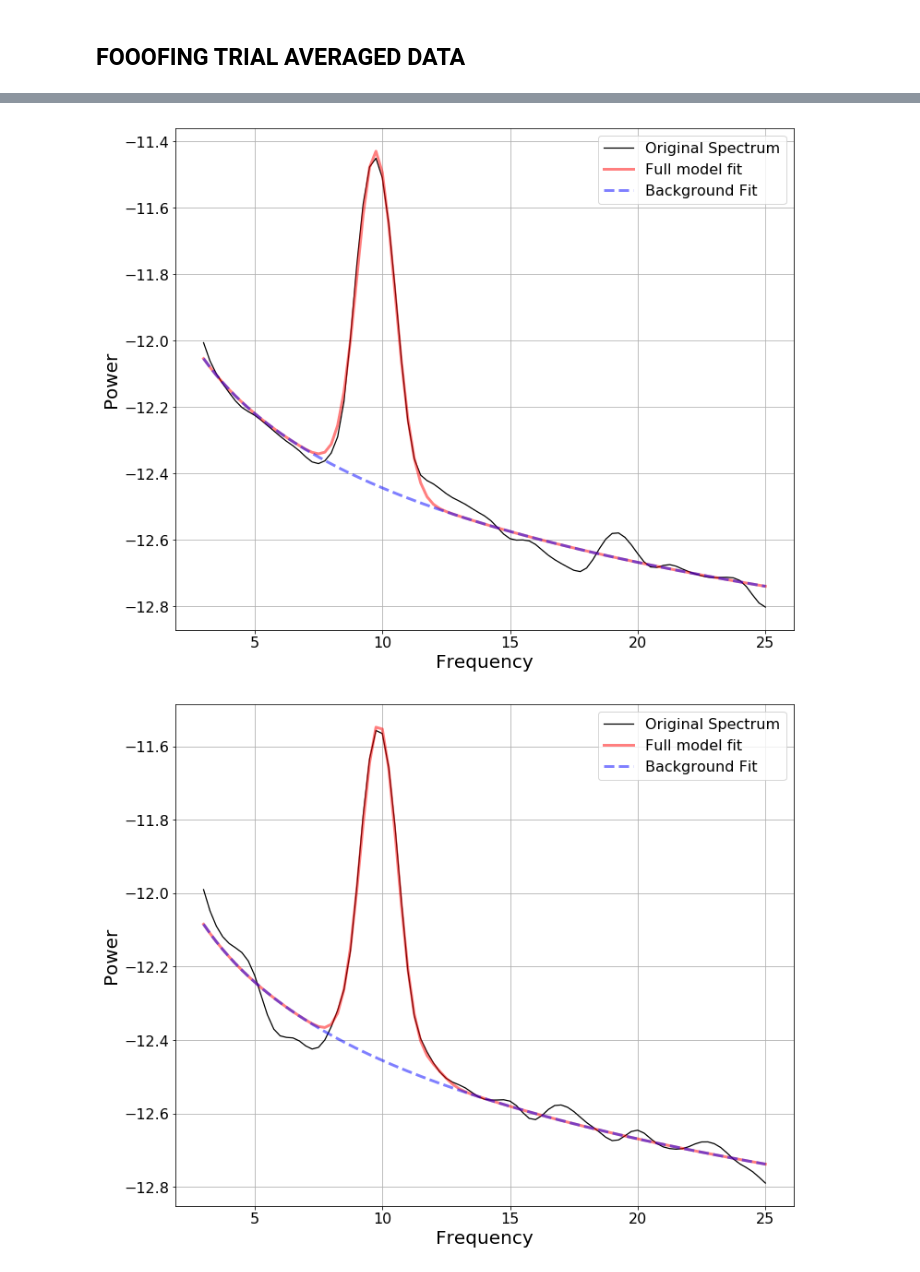
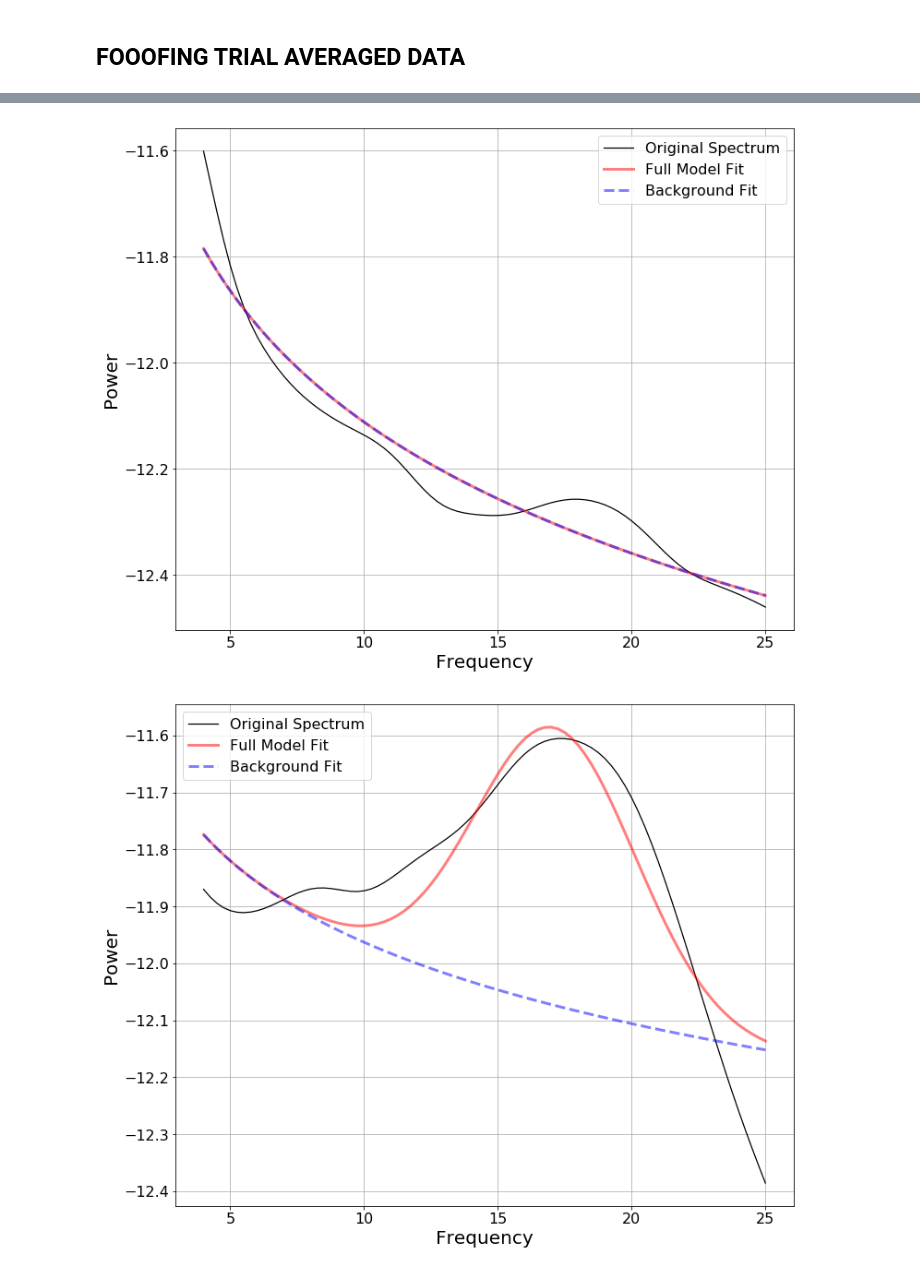
Before and after one commit to TomDonoghue/EEGparam, a Jupyter notebook: notebooks/FOOOF-EEG.ipynb, the cells around one changed output, grey strips where cells are left out. Cells and saved outputs as stored; diff of their text form; code cells hidden in the pictures.

```diff
--- a/notebooks/FOOOF-EEG.ipynb
+++ b/notebooks/FOOOF-EEG.ipynb
@@ -434,2 +535,16 @@ plot_alpha_response_compare(canonical_avg, fooofed_avg, srate)
 # %% [markdown]
 ## FOOOFING TRIAL AVERAGED DATA
+# %%
+# Set labels
+load_labels = ['Load1', 'Load2', 'Load3']
+side_labels = ['Contra', 'Ipsi']
+seg_labels = ['Pre', 'Early', 'Late']
+
+# Set up the dictionary to store all the FOOOF results
+fm_dict = dict()
+for load_label in load_labels:
+    fm_dict[load_label] = dict()
+    for side_label in side_labels:
+        fm_dict[load_label][side_label] = dict()
+        for seg_label in seg_labels:
+            fm_dict[load_label][side_label][seg_label] = []
@@ -436,13 +561,13 @@ plot_alpha_response_compare(canonical_avg, fooofed_avg, srate)
+# %%
+# Settings for trial averaged FOOOFing
+fmin, fmax = 4, 25
+#n_fft, n_overlap, n_per_seg = 4*srate, srate/2, srate*2
+n_fft, n_overlap, n_per_seg = 4*srate, srate/4, srate
+
+seg_times = [(-0.85, -0.35), (0.1, 0.6), (0.5, 1.0)]
+#tmin, tmax = -0.1, 1.1
 # %%
 # Initialize FOOOF object
 fm = FOOOF(peak_width_limits=[1, 6], min_peak_amplitude=0.1, peak_threshold=1.5)
-
-# Initialize dictionary to store FOOOF results
-fm_dict = {'Load1' : [], 'Load2' : [], 'Load3' : []}
-# %%
-# Settings for trial averaged FOOOFing
-fmin, fmax = 3, 25
-tmin, tmax = -0.1, 1.1
-n_fft, n_overlap, n_per_seg = 4*srate, srate/2, srate*2
 # %%
 # Loop through loads
@@ -470,6 +612,7 @@ for le_label, ri_label, load in zip(['LeLo1', 'LeLo2', 'LeLo3'],
 # %%
 # Print & plot trial average results
-for fm in fm_dict.values():
+cur_load = 'Load3'
+for fm in fm_dict[cur_load]['Contra'].values():
     fm.print_results()
     fm.plot()
 # %% [output]
@@ -494,2 +637,2 @@ for fm in fm_dict.values():
-[figure, old version]
+[figure, new version]
-[figure, old version]
+[figure, new version]
```
Also changed, not shown: parts of 53 cells of this notebook.
